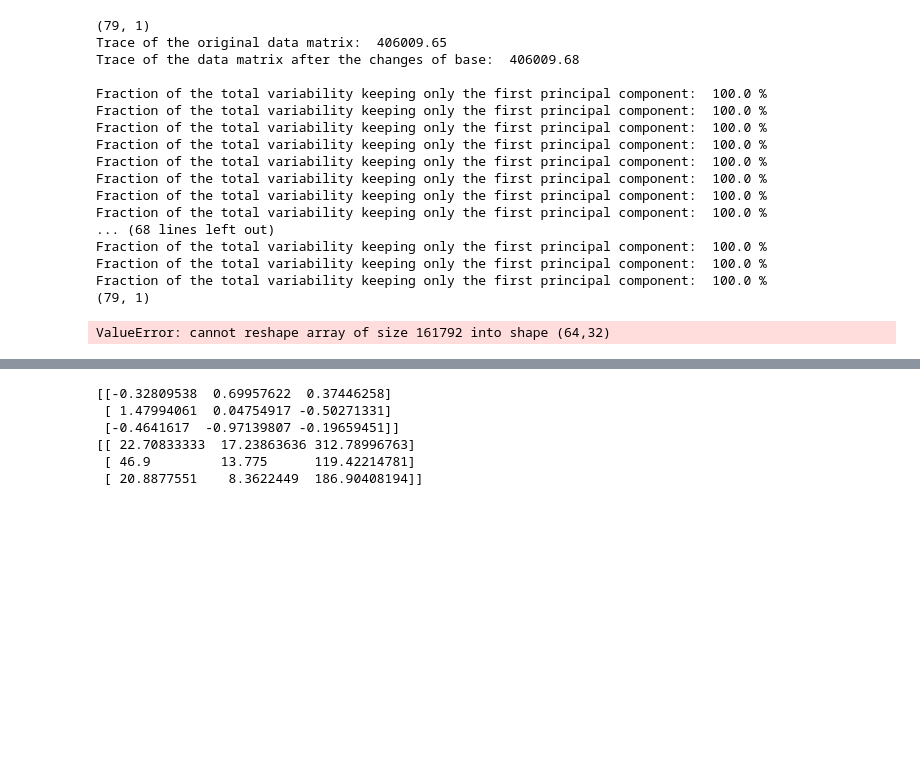
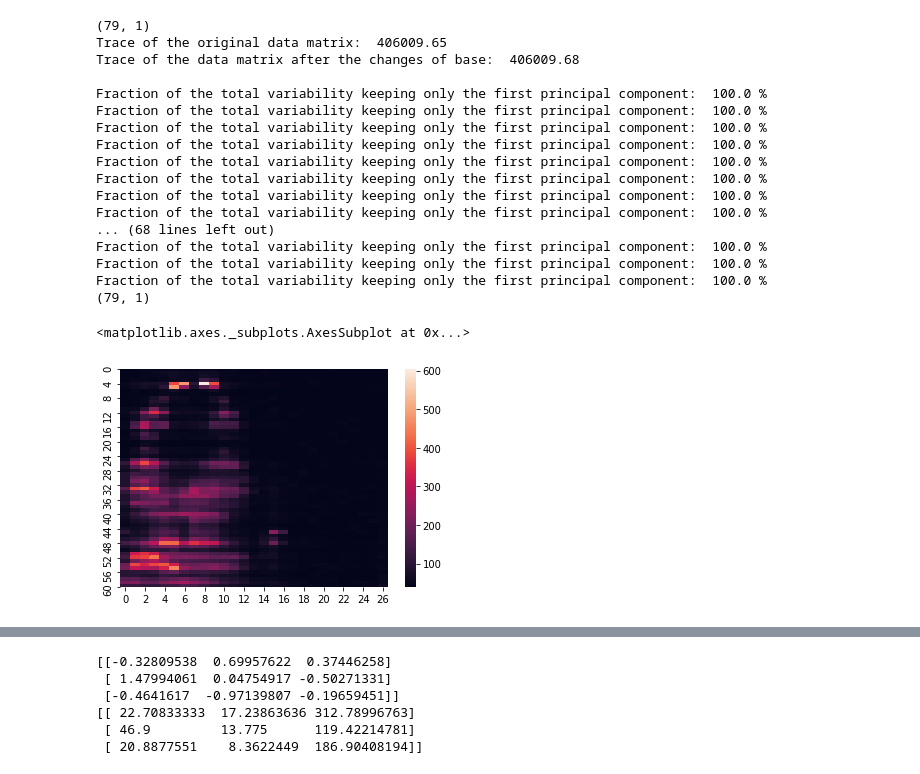
Before and after one commit to CrostaBot/PostureRecognition, a Jupyter notebook: PCA.ipynb, the cells around one changed output, grey strips where cells are left out. Saved outputs shown, nothing was run; the diff lists cells and outputs as text; code cells hidden in the pictures; blank space fills up the shorter version.

```diff
--- a/PCA.ipynb
+++ b/PCA.ipynb
@@ -100,9 +100,10 @@ for i in range(0,len(array_final[0])):
 file.close()
 # %%
 array = df.to_numpy()
-sas.heatmap(array.reshape(64,32))
+sas.heatmap(array.reshape(64,27))
 # %% [output]
-ValueError: cannot reshape array of size 161792 into shape (64,32)
+<matplotlib.axes._subplots.AxesSubplot at 0x...>
+[figure, added]
 # %%
 from scipy.ndimage import gaussian_filter
 
```
Also changed, not shown: parts of 4 cells of this notebook, 2 other files.
